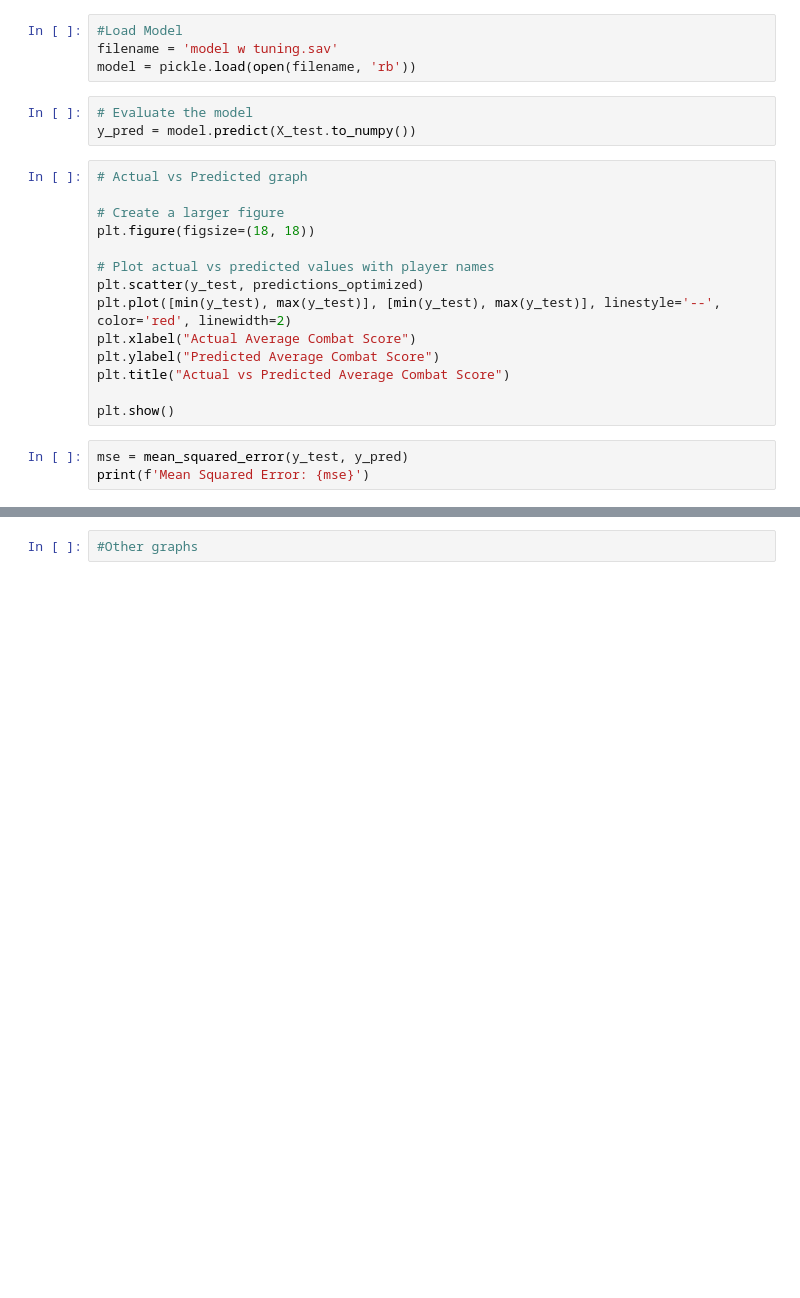
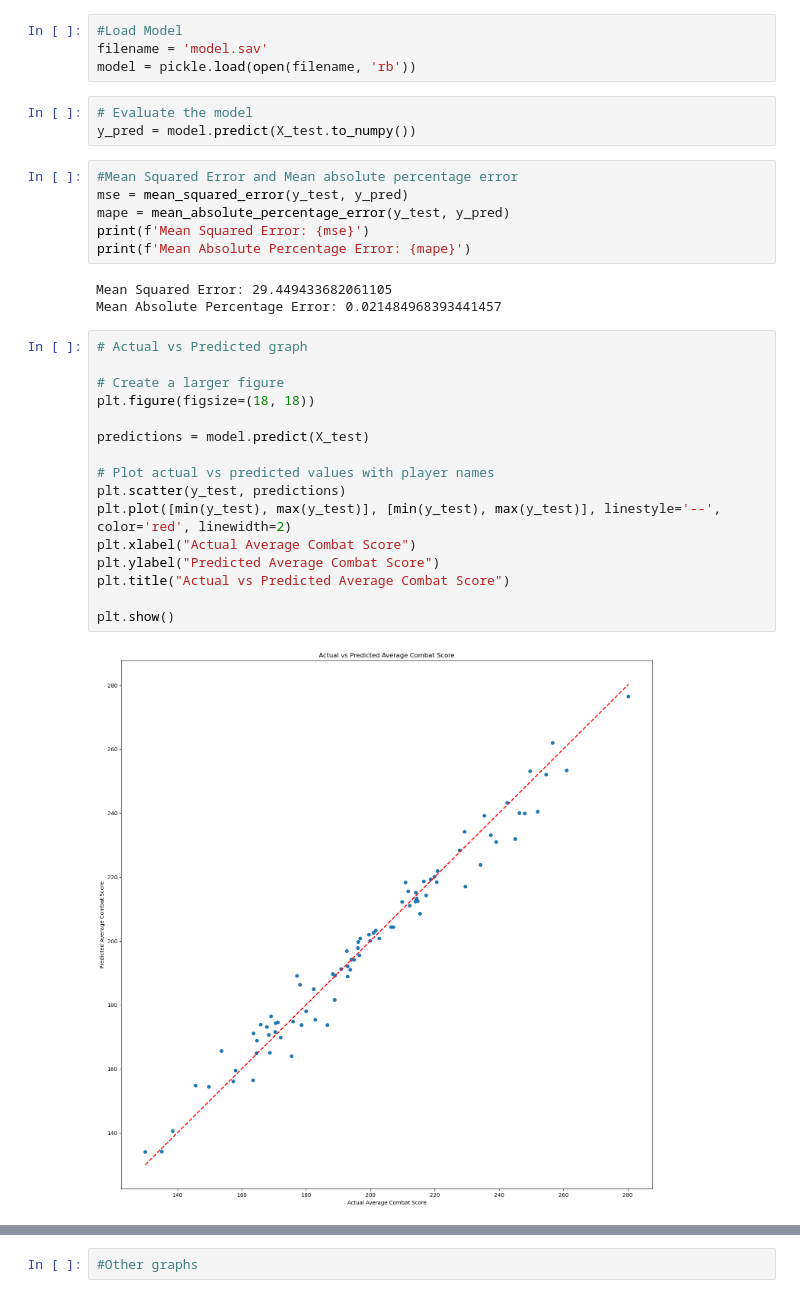
Before and after one commit to agbandong/valorant-boosted-tree, a Jupyter notebook: ACS_Model_test.ipynb, the cells around one changed output, grey strips where cells are left out. Saved outputs shown, nothing was run; the diff lists cells and outputs as text; blank space fills up the shorter version.

```diff
--- a/ACS_Model_test.ipynb
+++ b/ACS_Model_test.ipynb
@@ -28,25 +34,35 @@ X_train, X_test, y_train, y_test = train_test_split(data[features], data[target_
 # %%
 #Load Model
-filename = 'model w tuning.sav'
+filename = 'model.sav'
 model = pickle.load(open(filename, 'rb'))
 # %%
 # Evaluate the model
 y_pred = model.predict(X_test.to_numpy())
-# %%
-# Actual vs Predicted graph
-
-# Create a larger figure
-plt.figure(figsize=(18, 18))
-
-# Plot actual vs predicted values with player names
-plt.scatter(y_test, predictions_optimized)
-plt.plot([min(y_test), max(y_test)], [min(y_test), max(y_test)], linestyle='--', color='red', linewidth=2)
-plt.xlabel("Actual Average Combat Score")
-plt.ylabel("Predicted Average Combat Score")
-plt.title("Actual vs Predicted Average Combat Score")
-
-plt.show()
 # %%
+#Mean Squared Error and Mean absolute percentage error
 mse = mean_squared_error(y_test, y_pred)
+mape = mean_absolute_percentage_error(y_test, y_pred)
 print(f'Mean Squared Error: {mse}')
+print(f'Mean Absolute Percentage Error: {mape}')
+# %% [output]
+Mean Squared Error: 29.449433682061105
+Mean Absolute Percentage Error: 0.021484968393441457
+# %%
+# Actual vs Predicted graph
+
+# Create a larger figure
+plt.figure(figsize=(18, 18))
+
+predictions = model.predict(X_test)
+
+# Plot actual vs predicted values with player names
+plt.scatter(y_test, predictions)
+plt.plot([min(y_test), max(y_test)], [min(y_test), max(y_test)], linestyle='--', color='red', linewidth=2)
+plt.xlabel("Actual Average Combat Score")
+plt.ylabel("Predicted Average Combat Score")
+plt.title("Actual vs Predicted Average Combat Score")
+
+plt.show()
+# %% [output]
+[figure, added]
 # %%
```
Also changed, not shown: parts of 15 cells of this notebook, 6 other files.
